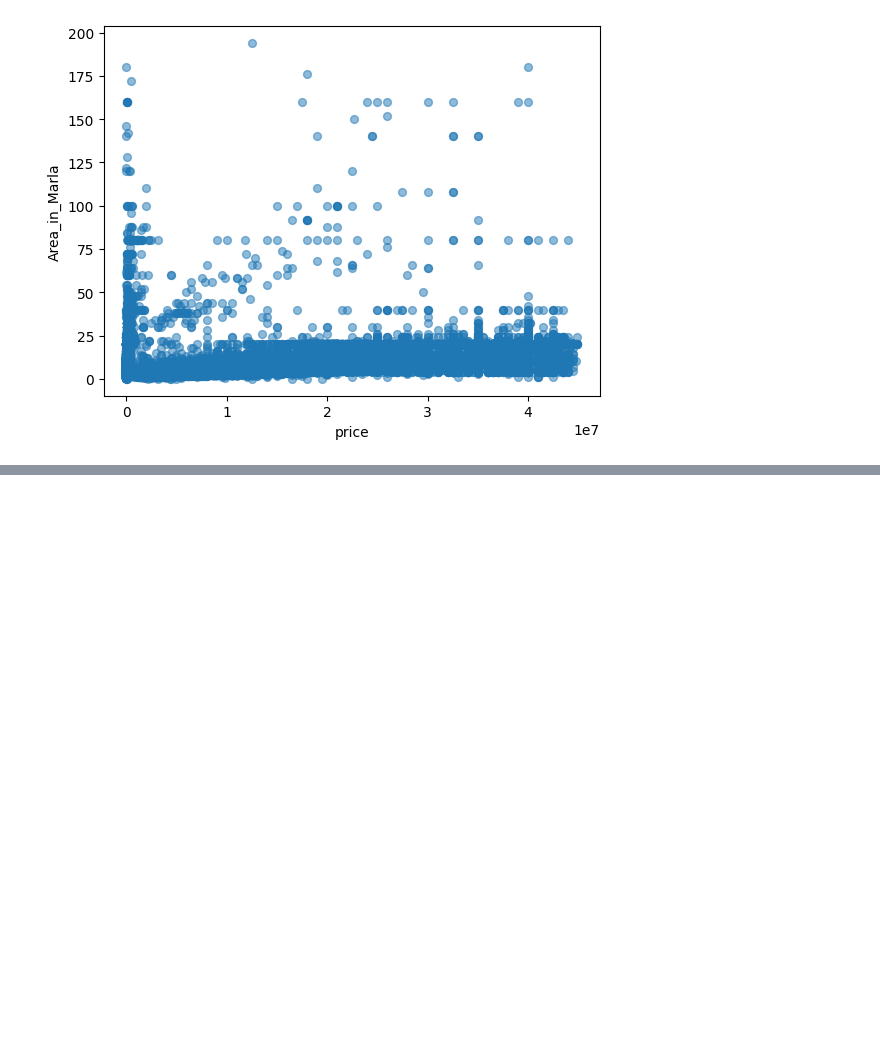
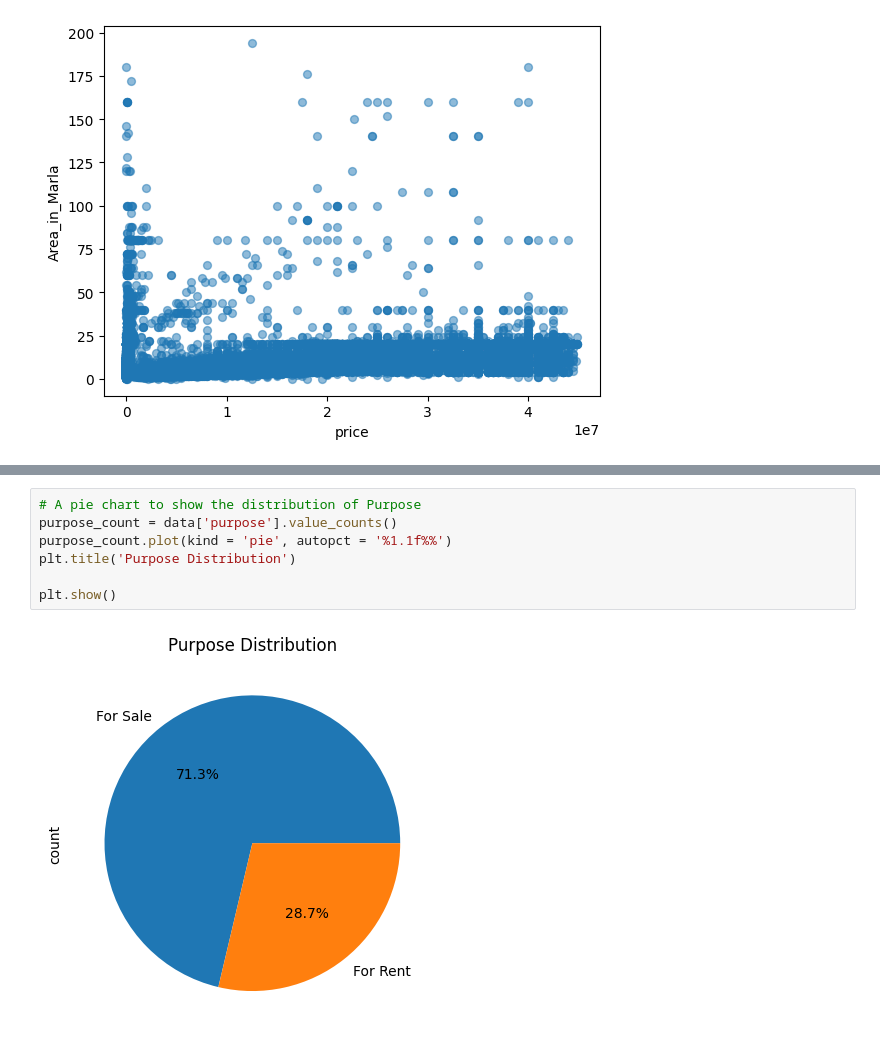
Before and after one commit to MustafaAhsanKhan/DEP-ML, a Jupyter notebook: house-price-prediction/House-prices-in-Pakistan.ipynb, the cells around one changed output, grey strips where cells are left out. Drawn from its saved outputs; the diff is of its cells as text; blank space fills up the shorter version.

```diff
--- a/house-price-prediction/House-prices-in-Pakistan.ipynb
+++ b/house-price-prediction/House-prices-in-Pakistan.ipynb
@@ -112,0 +124,9 @@ plt.show()
+# %%
+# A pie chart to show the distribution of Purpose
+purpose_count = data['purpose'].value_counts()
+purpose_count.plot(kind = 'pie', autopct = '%1.1f%%')
+plt.title('Purpose Distribution')
+
+plt.show()
+# %% [output]
+[figure, added]
```
Also changed, not shown: parts of 3 cells of this notebook.
